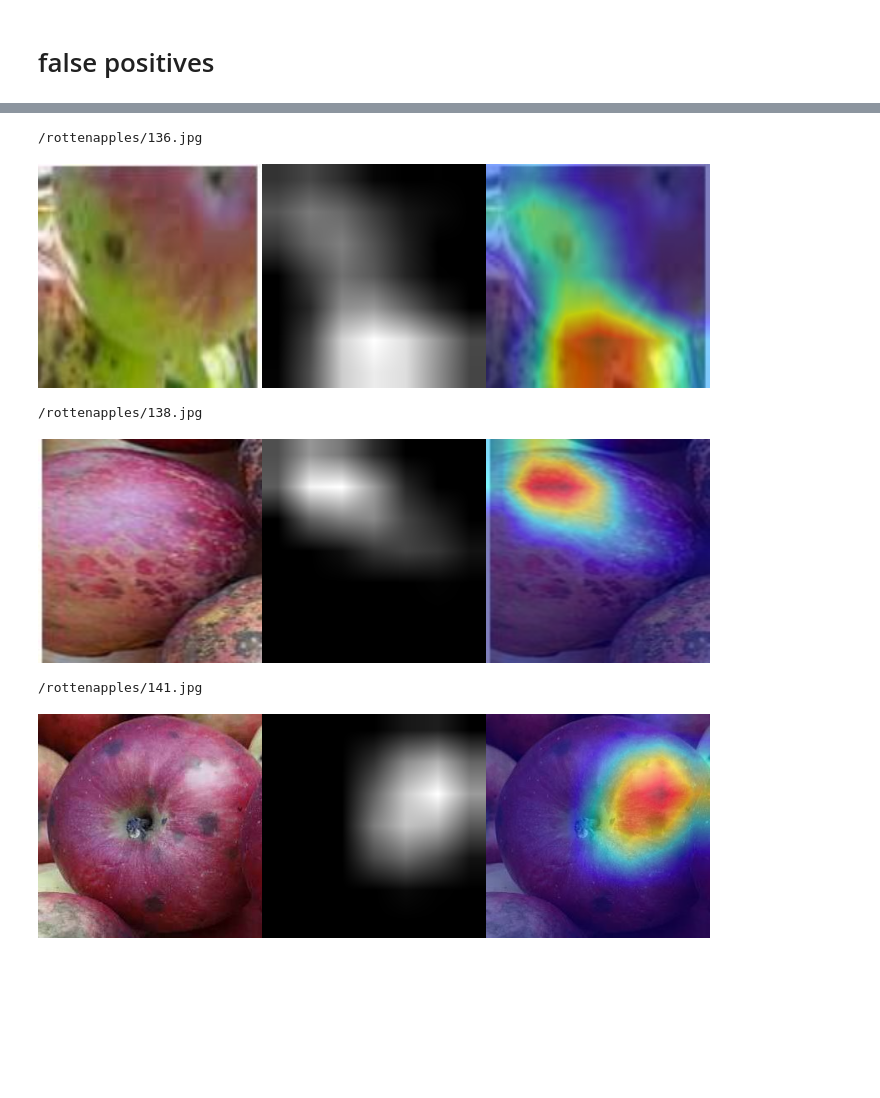
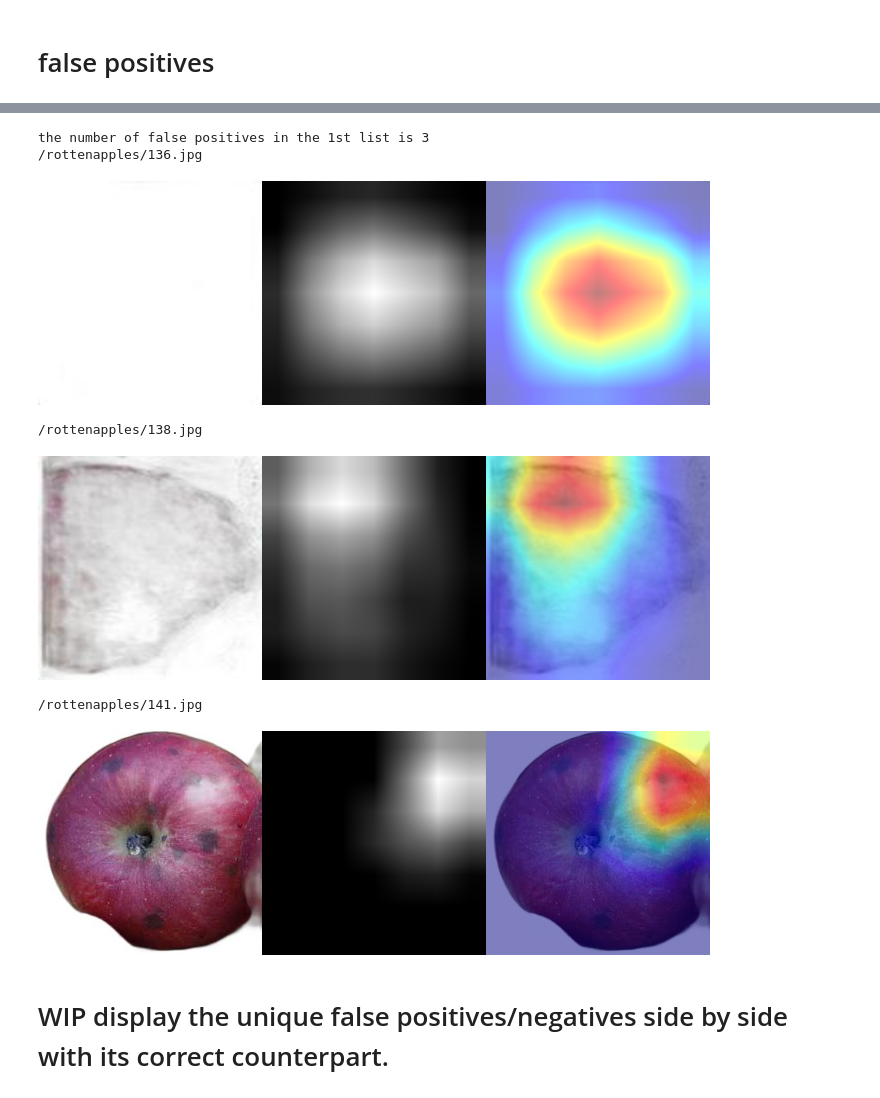
Before and after one commit to ArachDyrr/pink_lady, a Jupyter notebook: factory/GradCam_mislabeling_comparison.ipynb, the cells around one changed output, grey strips where cells are left out. Drawn from its saved outputs; the diff is of its cells as text; code cells hidden in the pictures; blank space fills up the shorter version.

```diff
--- a/factory/GradCam_mislabeling_comparison.ipynb
+++ b/factory/GradCam_mislabeling_comparison.ipynb
@@ -311,3 +313,19 @@ for img_path in false_negatives_check0_check1:
 [figure]
 /freshapples/81.jpg
 [figure]
+# %%
+# the false negatives the 0th list
+print(f'the number of false negatives in both lists are {len(false_negatives_check0_unique)}')
+
+for img_path in false_negatives_check0_unique:
+    img = cv2.imread(testset_path0+img_path)
+    img = cv2.cvtColor(img, cv2.COLOR_BGR2RGB) #Switch from BGR to RGB
+    img = cv2.resize(img, (224, 224))
+    img = np.float32(img) / 255
+    input_tensor = preprocess_image(img, mean=[0.6453, 0.4631, 0.3085], std=[0.2000, 0.2238, 0.2254])
+    input_tensor = input_tensor.to(device)
+
+    camImages=myGradcam(model, input_tensor,1)
+    for img in camImages:
+        print(img_path)
+        display(img)
@@ -313,0 +336,16 @@ for img_path in false_negatives_check0_check1:
+# %%
+# the false negatives the 1th list
+print(f'the number of false negatives in both lists are {len(false_negatives_check1_unique)}')
+
+for img_path in false_negatives_check1_unique:
+    img = cv2.imread(testset_path1+img_path)
+    img = cv2.cvtColor(img, cv2.COLOR_BGR2RGB) #Switch from BGR to RGB
+    img = cv2.resize(img, (224, 224))
+    img = np.float32(img) / 255
+    input_tensor = preprocess_image(img, mean=[0.6453, 0.4631, 0.3085], std=[0.2000, 0.2238, 0.2254])
+    input_tensor = input_tensor.to(device)
+
+    camImages=myGradcam(model, input_tensor,1)
+    for img in camImages:
+        print(img_path)
+        display(img)
@@ -358,22 +405,26 @@ for img_path in false_positives_check0_unique:
 [figure]
 # %%
 # the false positices in the 1st list
+print (f'the number of false positives in the 1st list is {len(false_positives_check1_unique)}')
 for img_path in false_positives_check1_unique:
-    img = cv2.imread(testset_path0+img_path)
+    img = cv2.imread(testset_path1+img_path)
     img = cv2.cvtColor(img, cv2.COLOR_BGR2RGB) #Switch from BGR to RGB
     img = cv2.resize(img, (224, 224))
     img = np.float32(img) / 255
     input_tensor = preprocess_image(img, mean=[0.6453, 0.4631, 0.3085], std=[0.2000, 0.2238, 0.2254])
     input_tensor = input_tensor.to(device)
 
     camImages=myGradcam(model, input_tensor,0)
     for img in camImages:
         print(img_path)
         display(img)
 # %% [output]
+the number of false positives in the 1st list is 3
 /rottenapples/136.jpg
-[figure, old version]
+[figure, new version]
 /rottenapples/138.jpg
-[figure, old version]
+[figure, new version]
 /rottenapples/141.jpg
-[figure, old version]
+[figure, new version]
+# %% [markdown]
+# WIP display the unique false positives/negatives side by side with its correct counterpart.
```
Also changed, not shown: parts of 5 cells of this notebook.
